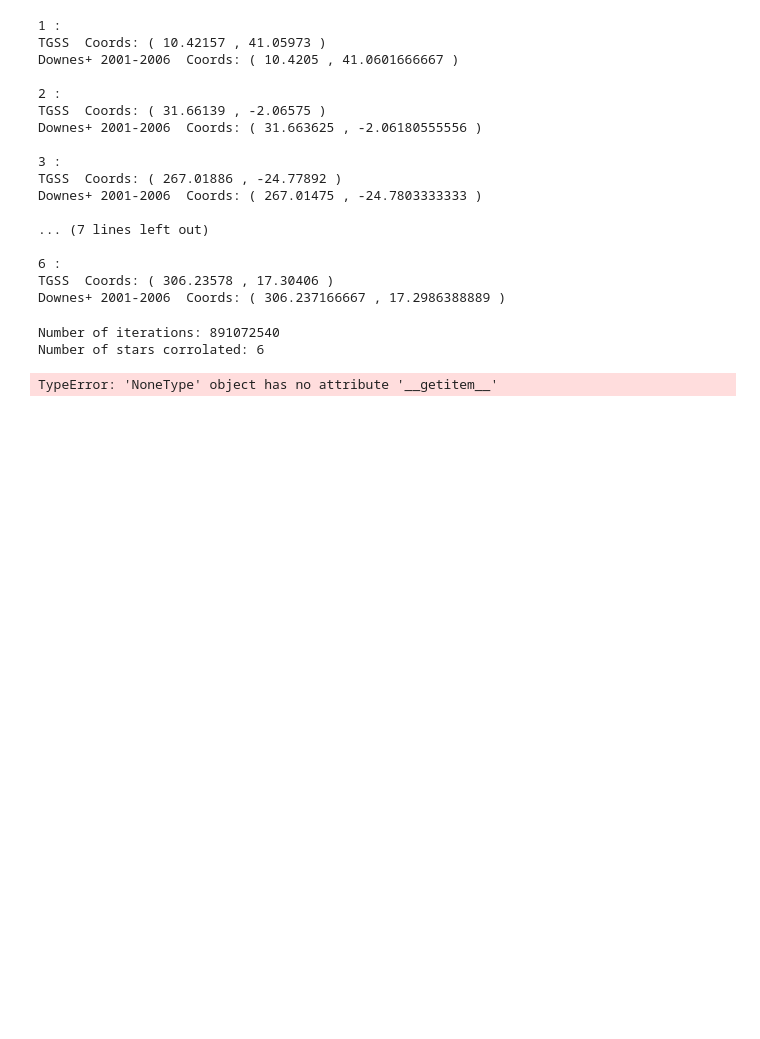
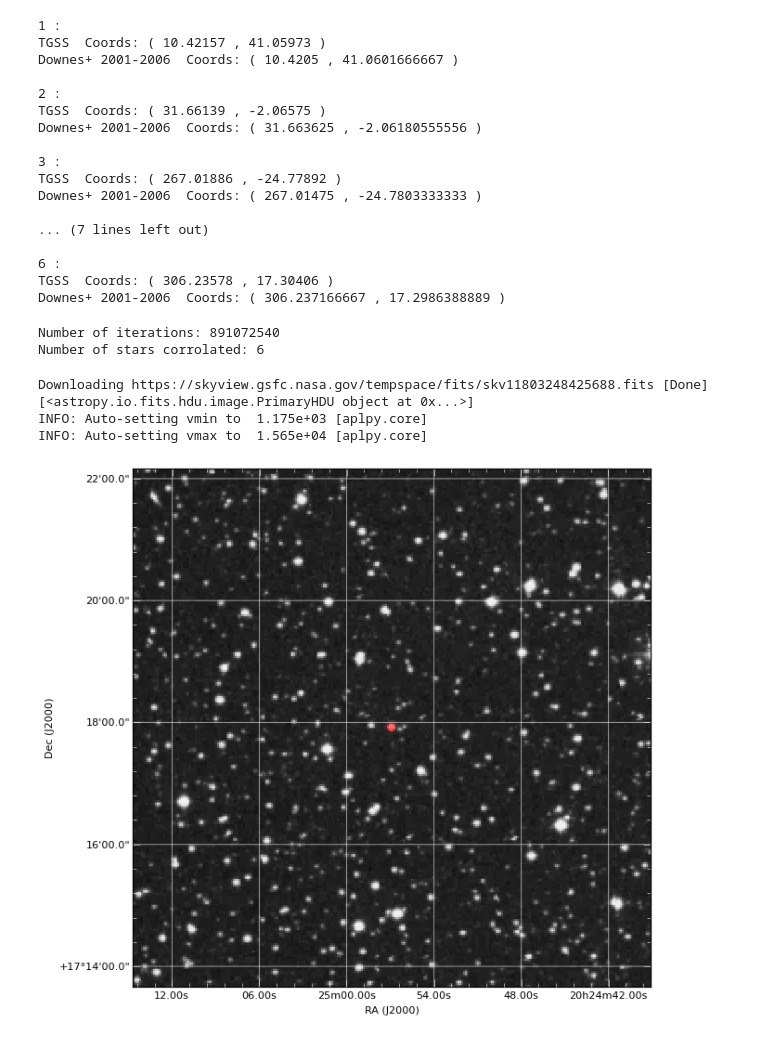
Before and after one commit to niallb96/lofar, a Jupyter notebook: TGSS_VS_CVs-all.ipynb, the cells around one changed output. Saved outputs shown, nothing was run; the diff lists cells and outputs as text; code cells hidden in the pictures; blank space fills up the shorter version.

Commit message:
Changed survey for images from SDSS to DSS so more images would show

```diff
--- a/TGSS_VS_CVs-all.ipynb
+++ b/TGSS_VS_CVs-all.ipynb
@@ -209,27 +210,35 @@ print "Number of stars corrolated:",corr
 Number of iterations: 891072540
 Number of stars corrolated: 6
 # %%
-#This finds an image of the star with the biggest fractional change
+#This displays image of a correlated source
 
 #Which source to show:
-x=0
+x=5
 
 #Coordinates of this star:
 pos=coord.SkyCoord(RA_Second_Relevant[x]*u.deg, DE_Second_Relevant[x]*u.deg)
+#pos='Eta Carinae'
 ra=np.array([RA_Second_Relevant[x]])
 de=np.array([DE_Second_Relevant[x]])
 
-#Find image from SDSS:
-images = SDSS.get_images(pos)
+#Find image from DSS:
+images = SkyView.get_images(pos,survey=['DSS'])
+print images[0]
+
 CV = aplpy.FITSFigure(images[0])
+
 
 #Gives in grid and makes it grayscale (can also be made colorscale)
 CV.show_grayscale()
 CV.add_grid()
 
 #This plots a circle where the relevant source should be
 x_pix, y_pix = CV.world2pixel(ra,de)
 plt.scatter(x_pix, y_pix, s=100, c='red', alpha=.5)
 plt.show()
 # %% [output]
-TypeError: 'NoneType' object has no attribute '__getitem__'
+Downloading https://skyview.gsfc.nasa.gov/tempspace/fits/skv11803248425688.fits [Done]
+[<astropy.io.fits.hdu.image.PrimaryHDU object at 0x...>]
+INFO: Auto-setting vmin to  1.175e+03 [aplpy.core]
+INFO: Auto-setting vmax to  1.565e+04 [aplpy.core]
+[figure, added]
```
Also changed, not shown: parts of 1 cell of this notebook, 8 other files.
